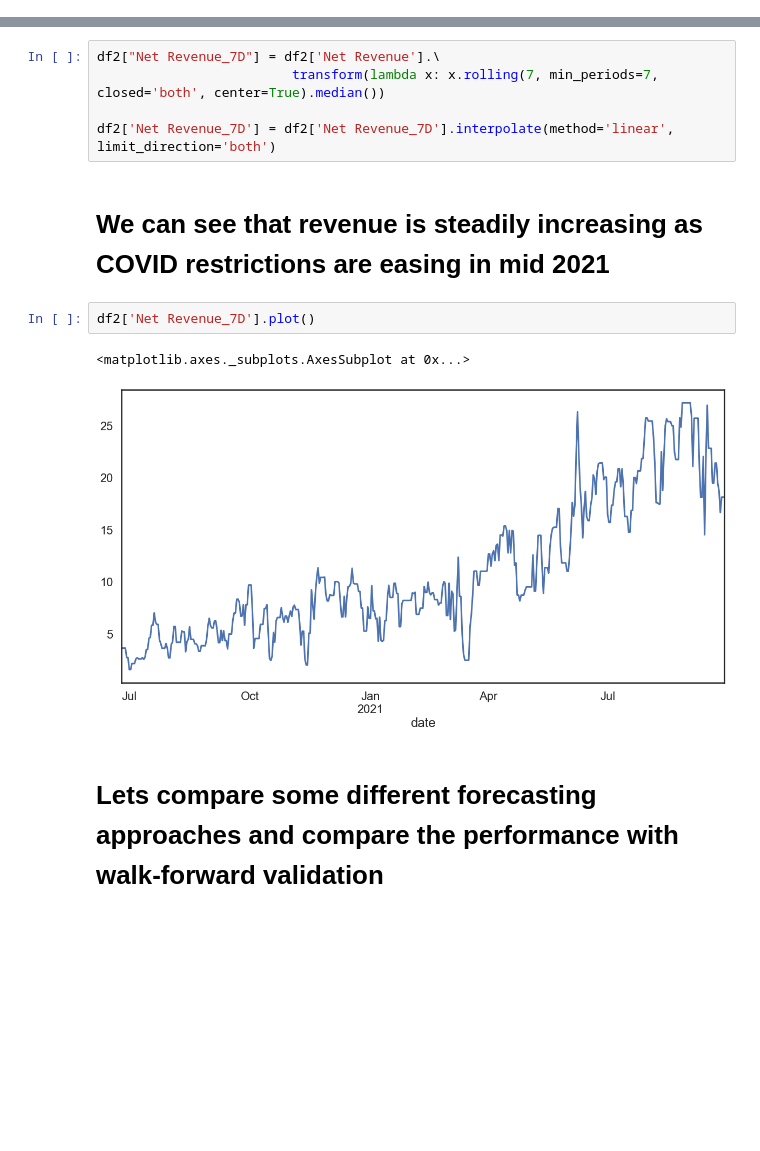
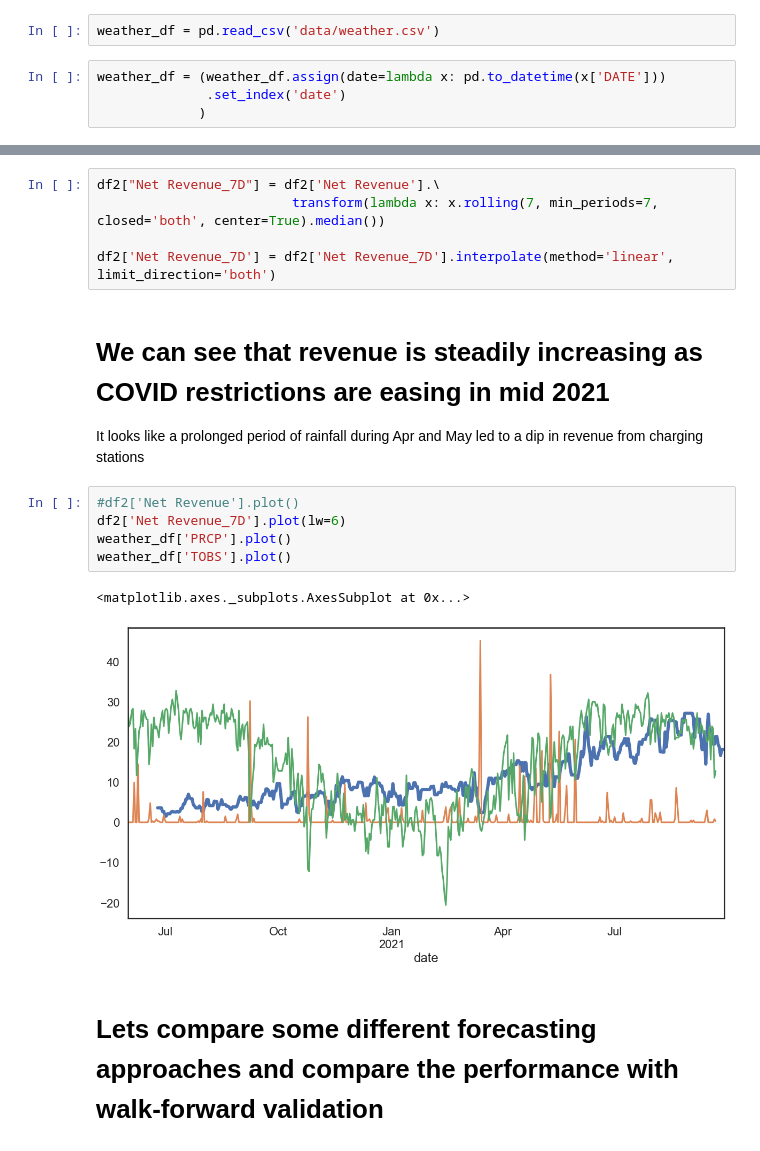
Before and after one commit to davidfox87/EV_forecasting, a Jupyter notebook: EDA_ML.ipynb, the cells around one changed output, grey strips where cells are left out. Cells and saved outputs as stored; diff of their text form; blank space fills up the shorter version.

```diff
--- a/EDA_ML.ipynb
+++ b/EDA_ML.ipynb
@@ -64,3 +64,9 @@ def import_data():
     return pd.concat([df1, df2, df3])
 # %%
 df = import_data()
+# %%
+weather_df = pd.read_csv('data/weather.csv')
+# %%
+weather_df = (weather_df.assign(date=lambda x: pd.to_datetime(x['DATE']))
+              .set_index('date')
+             )
@@ -91,11 +120,15 @@ df2["Net Revenue_7D"] = df2['Net Revenue'].\
 df2['Net Revenue_7D'] = df2['Net Revenue_7D'].interpolate(method='linear', limit_direction='both')
 # %% [markdown]
 # We can see that revenue is steadily increasing as COVID restrictions are easing in mid 2021
+It looks like a prolonged period of rainfall during Apr and May led to a dip in revenue from charging stations
-# %%
-df2['Net Revenue_7D'].plot()
-# %% [output]
-<matplotlib.axes._subplots.AxesSubplot at 0x...>
-[figure, removed]
+# %%
+#df2['Net Revenue'].plot()
+df2['Net Revenue_7D'].plot(lw=6)
+weather_df['PRCP'].plot()
+weather_df['TOBS'].plot()
+# %% [output]
+<matplotlib.axes._subplots.AxesSubplot at 0x...>
+[figure, added]
 # %% [markdown]
 # Lets compare some different forecasting approaches and compare the performance with walk-forward validation
 # %%
```
Also changed, not shown: parts of 15 cells of this notebook.
